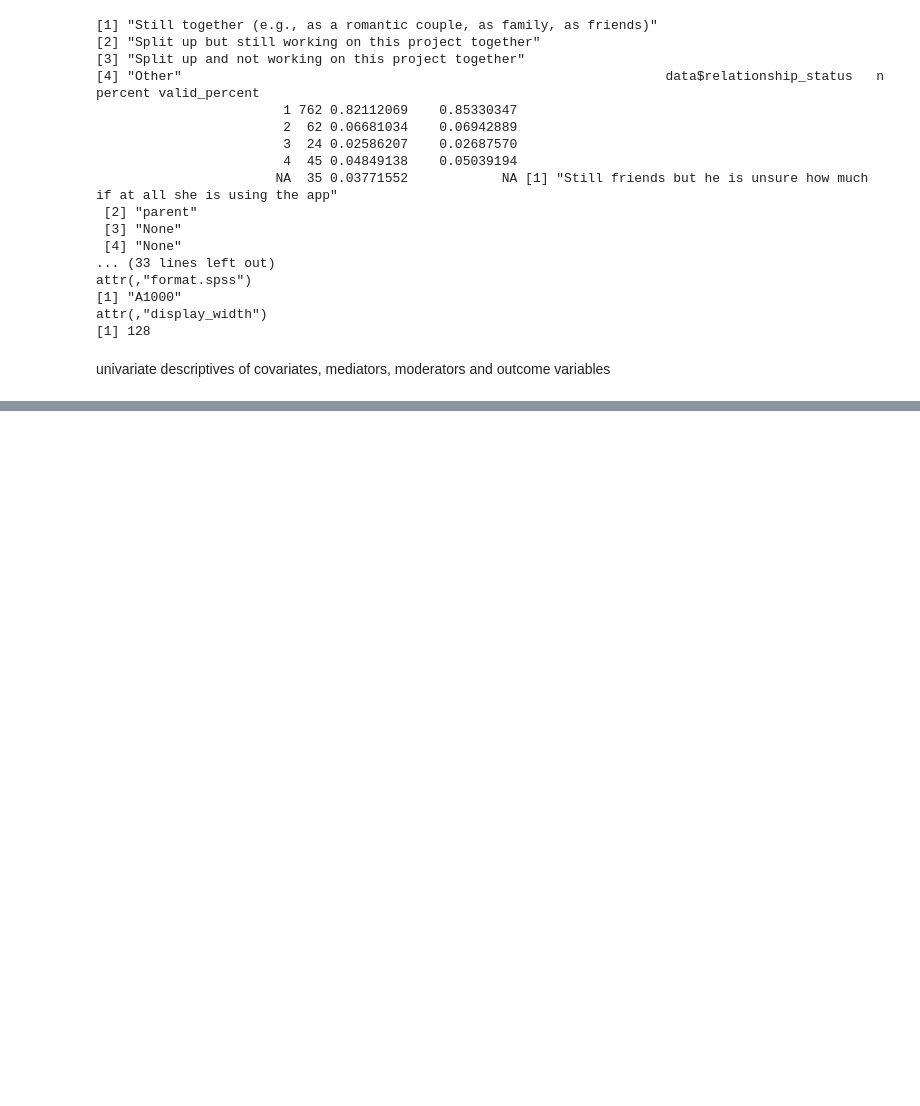
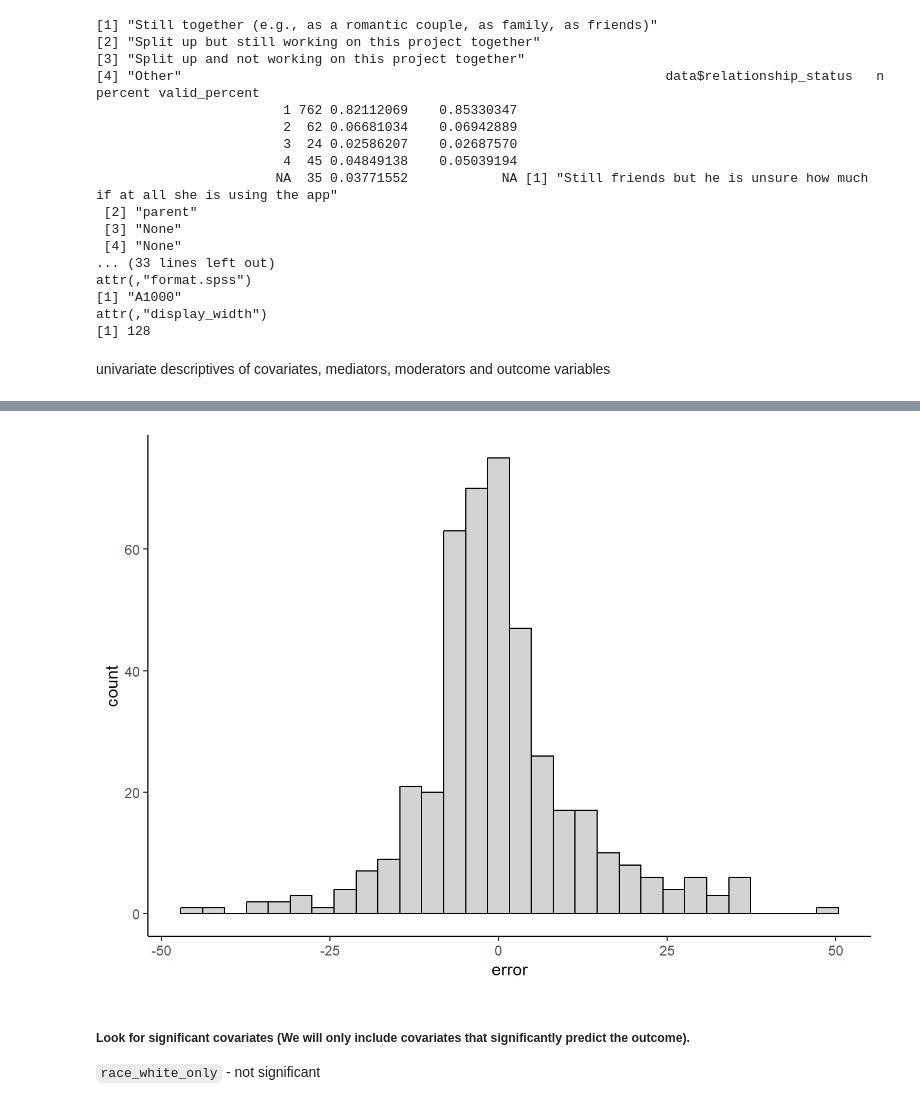
Before and after one commit to KendraPaquette/study_famchess, a Jupyter notebook: _manuscript/notebooks/eda.out.ipynb, the cells around one changed output, grey strips where cells are left out. Drawn from its saved outputs; the diff is of its cells as text; code cells hidden in the pictures; blank space fills up the shorter version.

Commit message:
modeling script

```diff
--- a/_manuscript/notebooks/eda.out.ipynb
+++ b/_manuscript/notebooks/eda.out.ipynb
@@ -204,9 +204,3 @@ Create integer variable for heavy drinking days and days abstinent (baseline and
-# %%
-data <- data |>
-  mutate(r_hdd = round(per_heavy_drink_days),
-         r_hdd_0 = round(hdd_0),
-         r_pda = round(per_days_abstinent),
-         r_pda_0 = round(pda_0))
 # %% [markdown]
 ### EDA
 
@@ -228,10 +224,10 @@ data <- data |>
             socrates_1:socrates_20, coping_1:coping_25,
             drinkinggoals:drinkinggoal_7_text, covid_1:covid_3f,
             interaction_1:interaction_20, drink_druguse_1:drinkdruguse_8d,
-            abuse_0, employmentstatus:notemployed_open, ethnicity:race_open,
-            livewith_1:livewith_open, meetings_yn, er_yn, outpatient_yn, inpatient_yn,
-            n_days, mean_drinks_per_day, per_drink_days, covid_scored,
-            redcap_event_name, recruitment_id)) |>
+            employmentstatus:notemployed_open, ethnicity:race_open,
+            livewith_1:livewith_open, er_yn, outpatient_yn,
+            inpatient_yn, n_days, mean_drinks_per_day, per_drink_days,
+            covid_scored,redcap_event_name, recruitment_id)) |>
   rename(other_medications_yn = healthservice_6,
          readmits_yn = r_eadmits_yn) |>  # renaming for descriptive/consistency
   relocate(study_id) |>
@@ -602,0 +601,11 @@ Check distribution of residuals
+# %%
+col_names <- c("fam_and_achess_vs_C", "achess_vs_fam")
+arm_contrasts <- matrix(c(-2/3, 1/3, 1/3, 0, 1/2, -1/2),
+                          nrow = 3, ncol = 2,
+                          dimnames = list(levels(data$arm), col_names))
+
+data <- data |>
+  mutate(arm_c = as.factor(arm))
+
+contrasts(data$arm_c) <- arm_contrasts
+contrasts(data$arm_c)
@@ -602,0 +623,13 @@ Check distribution of residuals
+# %%
+model_patient_prim <- lmer(per_heavy_drink_days ~ time_c*arm_c + hdd_0 +
+                             (1 + time_c | study_id), data = subset(data, dyad == 2))
+
+tibble(error = residuals(model_patient_prim)) |>
+  ggplot(aes(x = error)) +
+  geom_histogram(color = "black", fill = "light grey", bins = 30)
+# %% [output]
+[figure, added]
+# %% [markdown]
+##### Look for significant covariates (We will only include covariates that significantly predict the outcome).
+
+`race_white_only` - not significant
```
Also changed, not shown: parts of 68 cells of this notebook, 47 other files.
